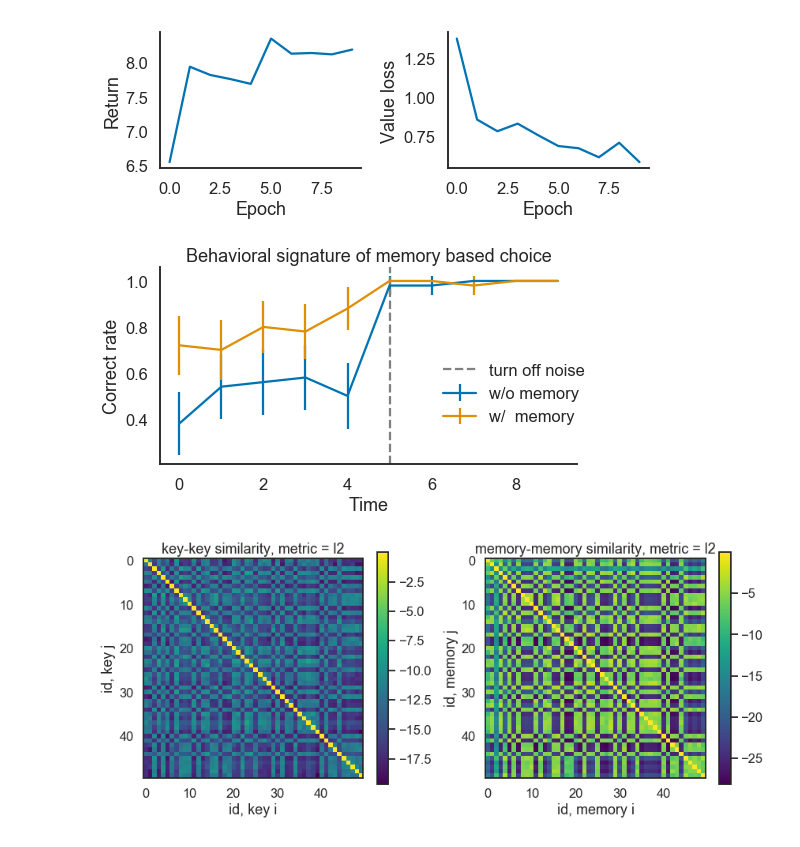
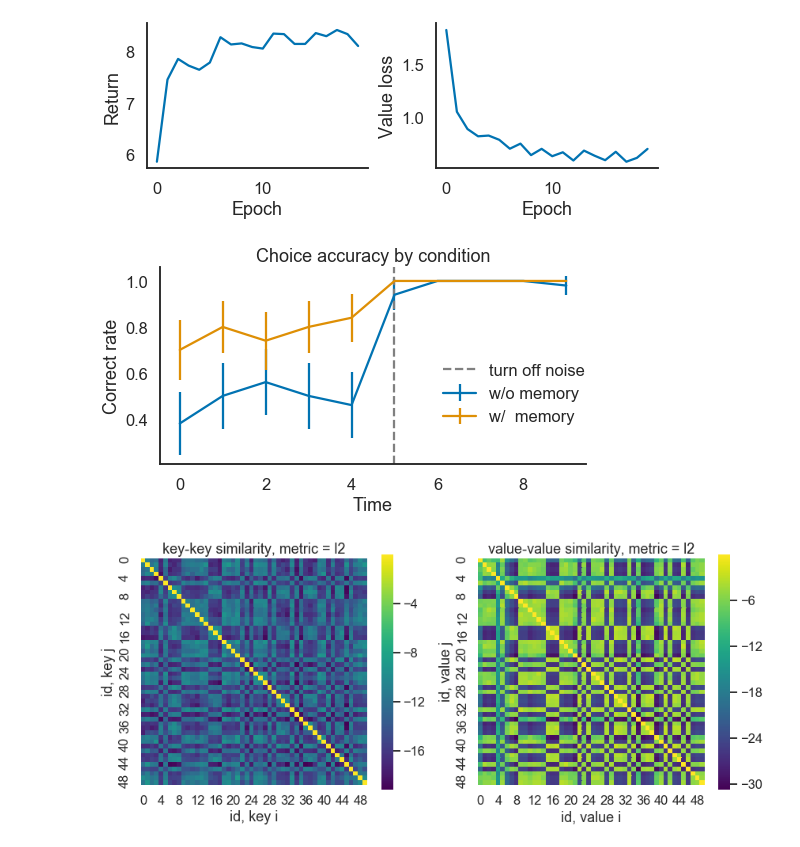
Before and after one commit to qihongl/dnd-lstm, a Jupyter notebook: src/contextual-choice.ipynb, the cells around one changed output. Cells and saved outputs as stored; diff of their text form; code cells hidden in the pictures.

```diff
--- a/src/contextual-choice.ipynb
+++ b/src/contextual-choice.ipynb
@@ -64,15 +34,12 @@ Text(-4.5, 0.5, 'x-dim: context | input')
 # %%
-'''init the agent'''
-
+'''init model'''
 # set params
 dim_hidden = 32
 dim_output = 2
 dict_len = 100
-learning_rate = 1e-3
-n_epochs = 10
-eta = 0
-
-# init model and hidden state.
+learning_rate = 5e-4
+n_epochs = 20
+# init agent / optimizer
 agent = Agent(task.x_dim, dim_hidden, dim_output, dict_len)
 optimizer = torch.optim.Adam(agent.parameters(), lr=learning_rate)
 # %%
@@ -165,5 +130,5 @@ Epoch   9 | return = 8.19, ent = 0.02 | loss: val = 0.59, pol = -0.16 | time = 1
 # %%
-'''analysis'''
+'''learning curve'''
 f, axes = plt.subplots(1, 2, figsize=(8, 3))
 axes[0].plot(log_return)
 axes[0].set_ylabel('Return')
@@ -174,58 +139,55 @@ axes[1].set_xlabel('Epoch')
 sns.despine()
 f.tight_layout()
 # %% [output]
-[figure, old version]
+[figure, new version]
 # %%
+'''show behavior'''
+corrects = log_Y_hat[-1] == log_Y[-1]
+acc_mu_no_memory, acc_se_no_memory = compute_stats(
+    corrects[:n_unique_example])
+acc_mu_has_memory, acc_se_has_memory = compute_stats(
+    corrects[n_unique_example:])
+
 n_se = 2
-# compute stat
-corrects = log_Y_hat[-1] == log_Y[-1]
-mu_mem0 = np.mean(corrects[:M], axis=0)
-er_mem0 = sem(corrects[:M], axis=0) * n_se
-mu_mem1 = np.mean(corrects[M:], axis=0)
-er_mem1 = sem(corrects[M:], axis=0) * n_se
-
 f, ax = plt.subplots(1, 1, figsize=(7, 4))
-ax.errorbar(range(trial_length), y=mu_mem0, yerr=er_mem0, label='w/o memory')
-ax.errorbar(range(trial_length), y=mu_mem1, yerr=er_mem1, label='w/  memory')
+ax.errorbar(range(trial_length), y=acc_mu_no_memory,
+            yerr=acc_se_no_memory * n_se, label='w/o memory')
+ax.errorbar(range(trial_length), y=acc_mu_has_memory,
+            yerr=acc_se_has_memory * n_se, label='w/  memory')
 ax.axvline(t_noise_off, label='turn off noise', color='grey', linestyle='--')
 ax.set_xlabel('Time')
 ax.set_ylabel('Correct rate')
-ax.set_title('Behavioral signature of memory based choice')
+ax.set_title('Choice accuracy by condition')
 f.legend(frameon=False, bbox_to_anchor=(1, .6))
 sns.despine()
 f.tight_layout()
 # f.savefig('../figs/correct-rate.png', dpi=100, bbox_inches='tight')
 # %% [output]
-[figure, old version]
+[figure, new version]
 # %%
 '''visualize keys and values'''
-dmat_mm = np.zeros((len(agent.dnd.keys), len(agent.dnd.keys)))
-dmat_kk = np.zeros((len(agent.dnd.keys), len(agent.dnd.keys)))
-
-for i in range(len(agent.dnd.keys)):
-    for j in range(len(agent.dnd.keys)):
-        dmat_mm[i, j] = compute_similarities(
-            agent.dnd.vals[i], [agent.dnd.vals[j]], agent.dnd.kernel
-        ).item()
-        dmat_kk[i, j] = compute_similarities(
-            agent.dnd.keys[i], [agent.dnd.keys[j]], agent.dnd.kernel
-        ).item()
+keys, vals = agent.get_all_mems()
+n_mems = len(agent.dnd.keys)
+dmat_kk, dmat_vv = np.zeros((n_mems, n_mems)), np.zeros((n_mems, n_mems))
+for i in range(n_mems):
+    dmat_kk[i, :] = to_sqnp(compute_similarities(
+        keys[i], keys, agent.dnd.kernel))
+    dmat_vv[i, :] = to_sqnp(compute_similarities(
+        vals[i], vals, agent.dnd.kernel))
 
 # plot
-dmats = [dmat_kk, dmat_mm]
-labels = ['key', 'memory']
-
+dmats = {'key': dmat_kk, 'value': dmat_vv}
 f, axes = plt.subplots(1, 2, figsize=(12, 5))
-for i, ax in enumerate(axes):
-    im = ax.imshow(dmats[i], cmap='viridis')
-    f.colorbar(im, ax=ax)
-    ax.set_xlabel(f'id, {labels[i]} i')
-    ax.set_ylabel(f'id, {labels[i]} j')
-    ax.set_title(
-        f'{labels[i]}-{labels[i]} similarity, metric = {agent.dnd.kernel}')
+for i, (label_i, dmat_i) in enumerate(dmats.items()):
+    sns.heatmap(dmat_i, cmap='viridis', square=True, ax=axes[i])
+    axes[i].set_xlabel(f'id, {label_i} i')
+    axes[i].set_ylabel(f'id, {label_i} j')
+    axes[i].set_title(
+        f'{label_i}-{label_i} similarity, metric = {agent.dnd.kernel}'
+    )
 f.tight_layout()
 # %% [output]
-[figure, old version]
+[figure, new version]
 # %%
 '''project memory content to low dim space'''
 
```
Also changed, not shown: parts of 8 cells of this notebook, 17 other files.
